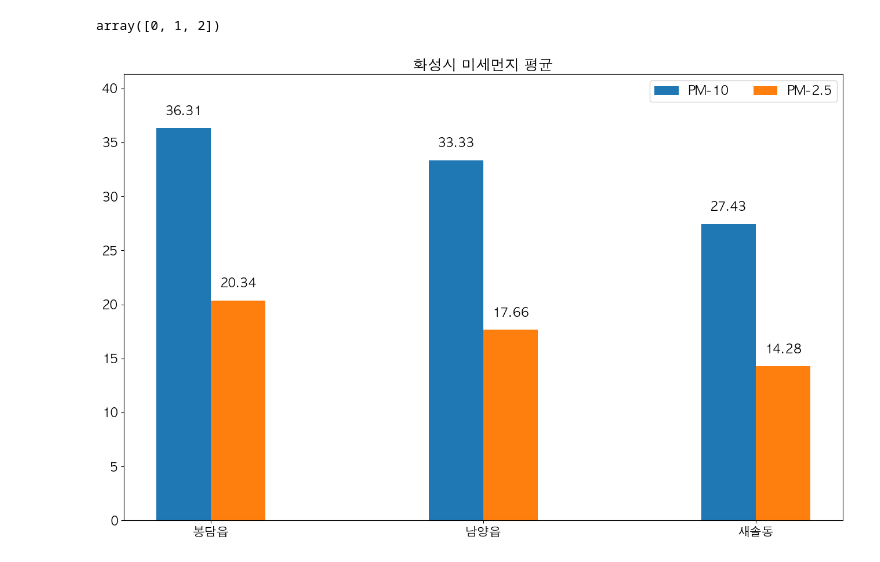
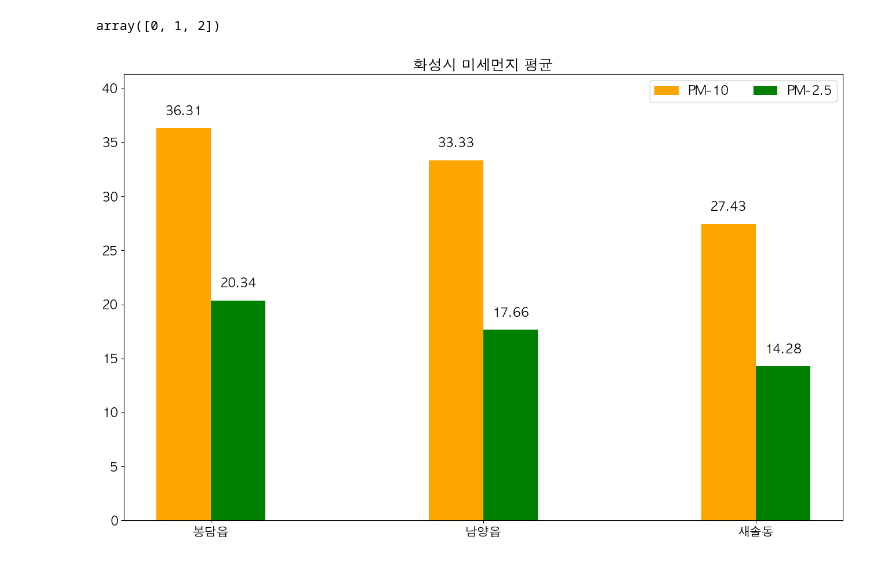
Before and after one commit to 23tae/python-tutorial, a Jupyter notebook: air_pollution_analysis.ipynb, the cells around one changed output. Cells and saved outputs as stored; diff of their text form; code cells hidden in the pictures.

```diff
--- a/air_pollution_analysis.ipynb
+++ b/air_pollution_analysis.ipynb
@@ -113,21 +113,21 @@ array([0, 1, 2])
 # %%
 w = 0.2
 plt.figure(figsize=(16, 10))
-plt.bar(index - w/2, average_df['PM-10(㎍/㎥)'], width=w, label='PM-10')
-plt.bar(index + w/2, average_df['PM-2.5(㎍/㎥)'], width=w, label='PM-2.5')
+plt.bar(index - w/2, average_df['PM-10(㎍/㎥)'], width=w, label='PM-10', color='orange')
+plt.bar(index + w/2, average_df['PM-2.5(㎍/㎥)'], width=w, label='PM-2.5', color='green')
 
 for i, value in enumerate(average_df['PM-10(㎍/㎥)']):
     plt.text(i - w/2, value + 1, f'{value:.2f}', ha='center', va='bottom')
 
 for i, value in enumerate(average_df['PM-2.5(㎍/㎥)']):
     plt.text(i + w/2, value + 1, f'{value:.2f}', ha='center', va='bottom')
 
 plt.legend(ncol=2)
 plt.xticks(index, average_df['지역'])
 plt.title('화성시 미세먼지 평균')
 
 plt.ylim(0, max(average_df[['PM-10(㎍/㎥)', 'PM-2.5(㎍/㎥)']].values.max() + 5, 20))
 
 plt.show()
 # %% [output]
-[figure, old version]
+[figure, new version]
```
Also changed, not shown: parts of 1 cell of this notebook.
